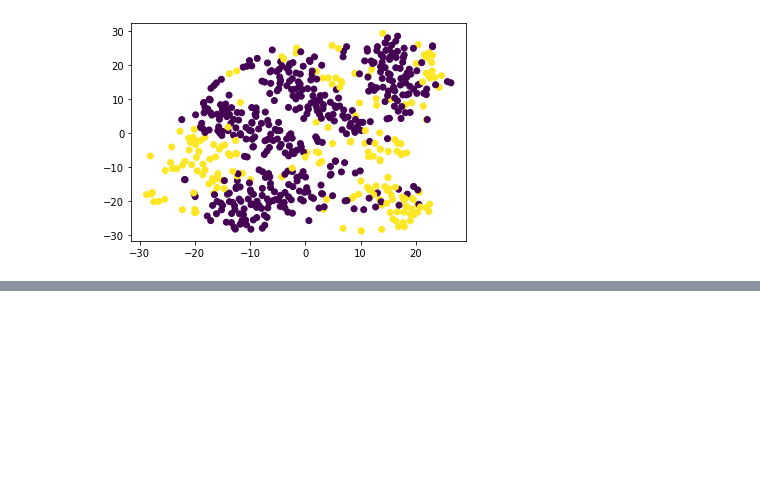
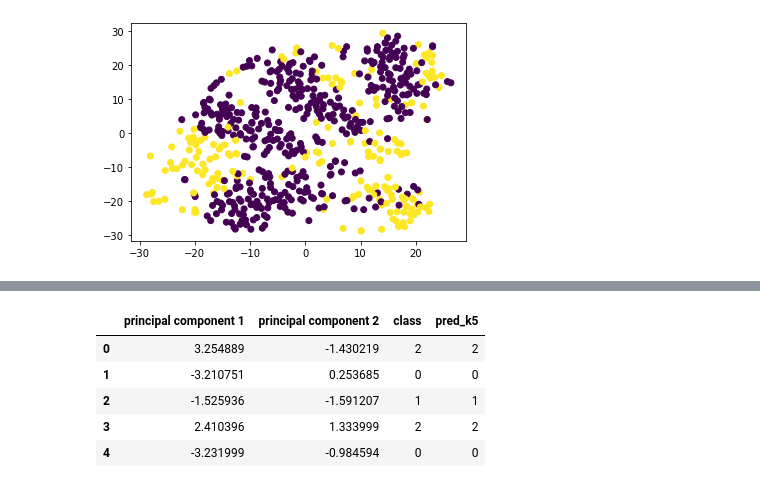
Before and after one commit to anishachaudhari/unsupervised-machine-learning-challenge, a Jupyter notebook: machine_learning.ipynb, the cells around one changed output, grey strips where cells are left out. Saved outputs shown, nothing was run; the diff lists cells and outputs as text; code cells hidden in the pictures; blank space fills up the shorter version.

```diff
--- a/machine_learning.ipynb
+++ b/machine_learning.ipynb
@@ -211,3 +211,8 @@ plt.show
 # %% [output]
 <function matplotlib.pyplot.show(close=None, block=None)>
 [figure]
+# %%
+# Model with k=5
+
+model_5 = KMeans(n_clusters = 5, random_state = 5)
+model_5
@@ -213,0 +221,4 @@ plt.show
+# %%
+# Fit model
+
+model_5.fit(df2_1)
@@ -213,0 +250,12 @@ plt.show
+# %%
+# Add predictions into dataframe
+
+df2_1['pred_k5'] = model.labels_
+df2_1.head()
+# %% [output]
+|  | principal component 1 | principal component 2 | class | pred_k5 |
+| 0 | 3.254889 | -1.430219 | 2 | 2 |
+| 1 | -3.210751 | 0.253685 | 0 | 0 |
+| 2 | -1.525936 | -1.591207 | 1 | 1 |
+| 3 | 2.410396 | 1.333999 | 2 | 2 |
+| 4 | -3.231999 | -0.984594 | 0 | 0 |
```
Also changed, not shown: parts of 3 cells of this notebook.
